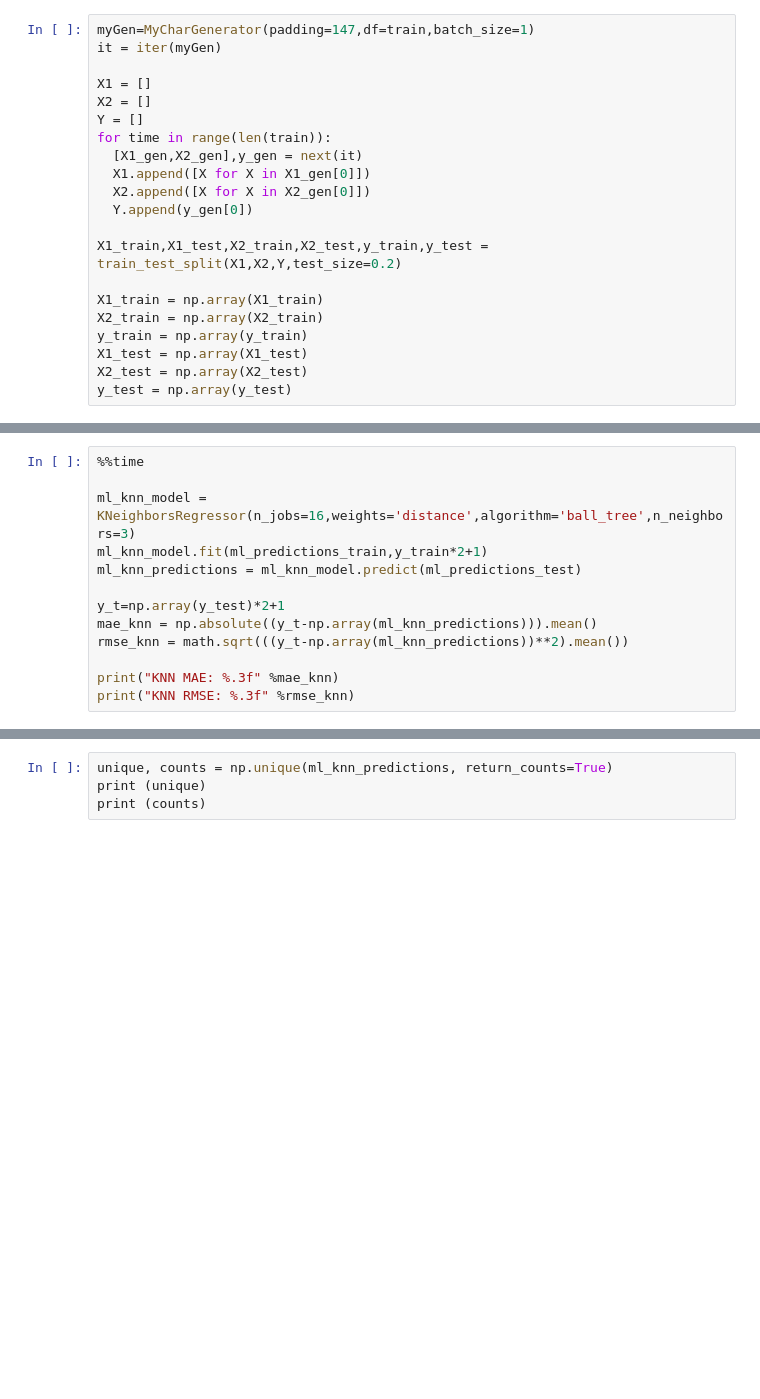
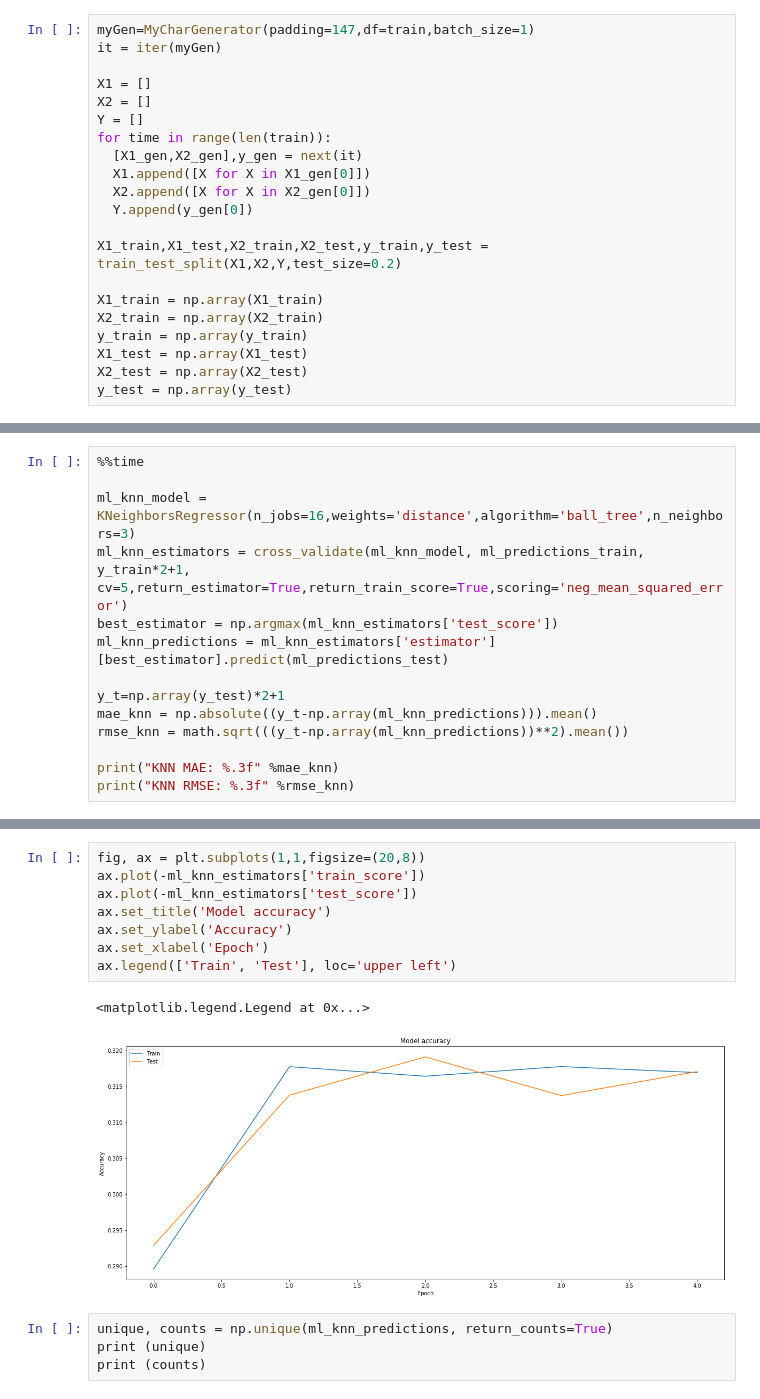
Before and after one commit to EZ6990/DeepLearning, a Jupyter notebook: KaggleHomeDepot.ipynb, the cells around one changed output, grey strips where cells are left out. Drawn from its saved outputs; the diff is of its cells as text; blank space fills up the shorter version.

```diff
--- a/KaggleHomeDepot.ipynb
+++ b/KaggleHomeDepot.ipynb
@@ -381,8 +387,9 @@ Wall time: 16.2 s
 %%time
 
 ml_knn_model = KNeighborsRegressor(n_jobs=16,weights='distance',algorithm='ball_tree',n_neighbors=3)
-ml_knn_model.fit(ml_predictions_train,y_train*2+1)
-ml_knn_predictions = ml_knn_model.predict(ml_predictions_test)
+ml_knn_estimators = cross_validate(ml_knn_model, ml_predictions_train, y_train*2+1, cv=5,return_estimator=True,return_train_score=True,scoring='neg_mean_squared_error')
+best_estimator = np.argmax(ml_knn_estimators['test_score'])
+ml_knn_predictions = ml_knn_estimators['estimator'][best_estimator].predict(ml_predictions_test)
 
 y_t=np.array(y_test)*2+1
 mae_knn = np.absolute((y_t-np.array(ml_knn_predictions))).mean()
@@ -398,3 +405,14 @@ Wall time: 3min 9s
+# %%
+fig, ax = plt.subplots(1,1,figsize=(20,8))
+ax.plot(-ml_knn_estimators['train_score'])
+ax.plot(-ml_knn_estimators['test_score'])
+ax.set_title('Model accuracy')
+ax.set_ylabel('Accuracy')
+ax.set_xlabel('Epoch')
+ax.legend(['Train', 'Test'], loc='upper left')
+# %% [output]
+<matplotlib.legend.Legend at 0x...>
+[figure, added]
 # %%
 unique, counts = np.unique(ml_knn_predictions, return_counts=True)
 print (unique)
```
Also changed, not shown: parts of 25 cells of this notebook.
